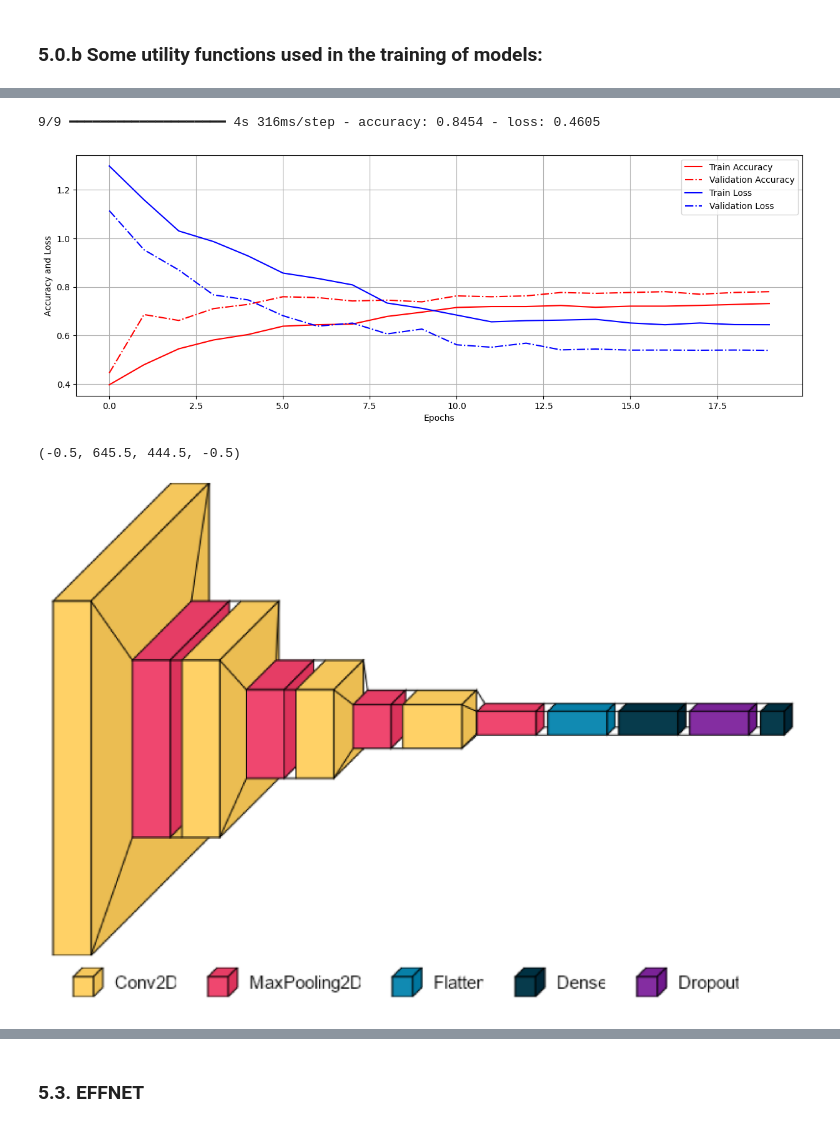
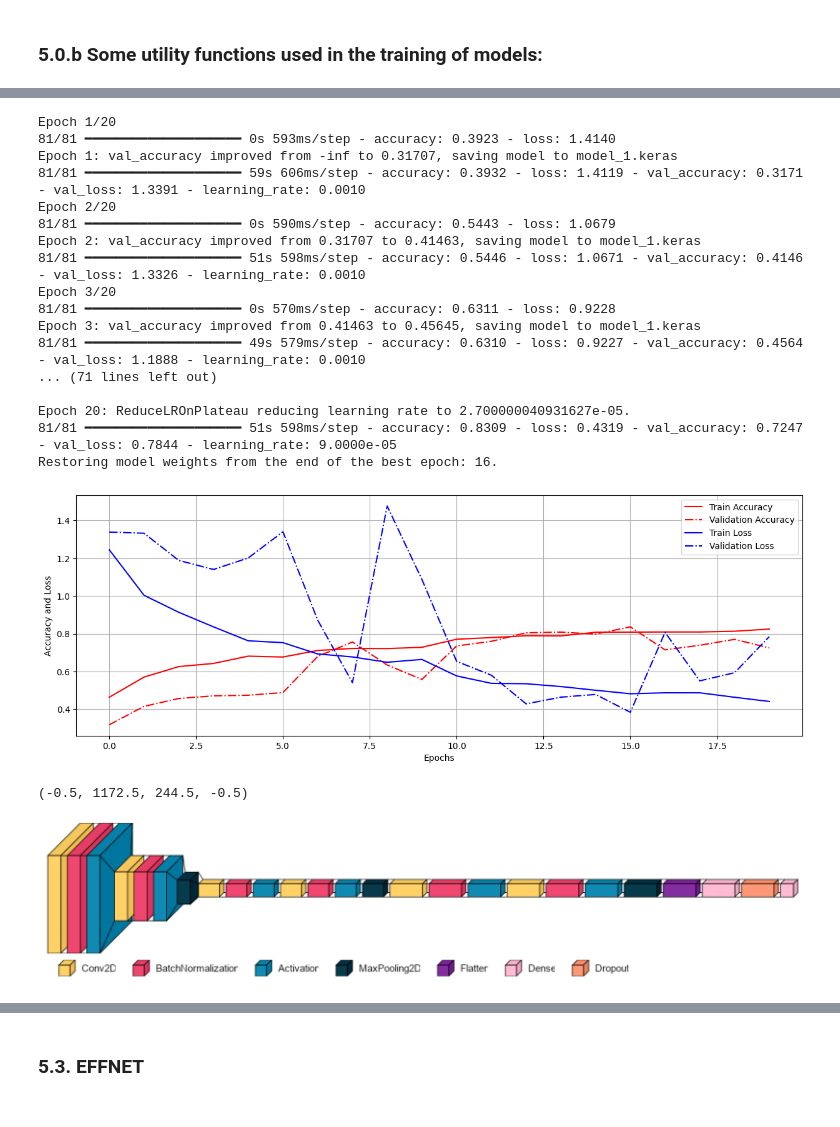
Before and after one commit to Oikiy/Brain_tumor_remote, a Jupyter notebook: Notebook.ipynb, the cells around one changed output, grey strips where cells are left out. Drawn from its saved outputs; the diff is of its cells as text; code cells hidden in the pictures.

```diff
--- a/Notebook.ipynb
+++ b/Notebook.ipynb
@@ -308,7 +306,7 @@ X_train, X_val, y_train, y_val = train_test_split(np.array(train_img), np.array(
 ### 5.0.b Some utility functions used in the training of models:
 # %%
 # Hyperparameters of the baseline models
-batch_size = 32
+batch_size = 16
 alpha = 1e-3
 epochs = 20
 
@@ -336,9 +334,6 @@ def modelEXE(model_dir,history_dir, model, X_train, y_train, X_val,y_val,epochs=
     ## Set the learning rate scheduler
     reduce_lr = ReduceLROnPlateau(monitor = 'val_accuracy', factor = 0.3, patience = 2, min_delta = 0.001,mode='auto',verbose=1)
 
-    # Visualize the model
-    # plot_model(model, to_file='model_plot.png', show_shapes=True, show_layer_names=True)
-
     # Data Augmentation
     img_datagen.fit(X_train)
 
@@ -346,7 +341,7 @@ def modelEXE(model_dir,history_dir, model, X_train, y_train, X_val,y_val,epochs=
     history = model.fit(img_datagen.flow(tf.cast(X_train, tf.float32), np.array(pd.get_dummies(y_train)),shuffle=True), validation_data=(tf.cast(X_val, tf.float32), np.array(pd.get_dummies(y_val))), epochs =epochs, verbose=1, batch_size=batch_size,  callbacks=[early_stopping, checkpoint,reduce_lr])
 
     # Show the model summary
-    model.summary()
+    # model.summary()
 
     # Store the history
     history_df = pd.DataFrame(history.history)
@@ -411,40 +430,71 @@ References:
 # %%
 from keras.utils import plot_model
 import visualkeras
 
 # 5.1.a Define a directory to save the model
 model_1_dir = 'model_1.keras'
 history_1_dir = 'history_1.csv'
 
 # 5.1.b Define the model architecture
 model_1 = tf.keras.Sequential(
-    [
-      tf.keras.layers.Conv2D(kernel_size=(5,5) ,filters=32, activation='relu', padding='same',input_shape=(img_size, img_size, 3)),
+    [ # First convolutional block
+      tf.keras.layers.Conv2D(kernel_size=(5,5) ,filters=16, padding='same',input_shape=(img_size, img_size, 3), strides=(2,2)),
+      tf.keras.layers.BatchNormalization(),
+      tf.keras.layers.Activation('relu'),
+      tf.keras.layers.Conv2D(kernel_size=(5,5) ,filters=16, padding='same', strides=(2,2)),
+      tf.keras.layers.BatchNormalization(),
+      tf.keras.layers.Activation('relu'),
       tf.keras.layers.MaxPool2D(pool_size=(2,2)),
 
-      tf.keras.layers.Conv2D(kernel_size=(3,3),filters=32, activation='relu', padding='same'),
+      # Second convolutional block
+      tf.keras.layers.Conv2D(kernel_size=(3,3),filters=32, padding='same', strides=(2,2)),
+      tf.keras.layers.BatchNormalization(),
+      tf.keras.layers.Activation('relu'),
+      tf.keras.layers.Conv2D(kernel_size=(3,3),filters=32, padding='same', strides=(2,2)),
+      tf.keras.layers.BatchNormalization(),
+      tf.keras.layers.Activation('relu'),
       tf.keras.layers.MaxPool2D(pool_size=(2,2)),
 
-      tf.keras.layers.Conv2D(kernel_size=(3,3) ,filters=32, activation='relu', padding='same'),
+      # Third convolutional block
+      tf.keras.layers.Conv2D(kernel_size=(3,3) ,filters=64, padding='same', strides=(2,2)),
+      tf.keras.layers.BatchNormalization(),
+      tf.keras.layers.Activation('relu'),
+      tf.keras.layers.Conv2D(kernel_size=(3,3) ,filters=64, padding='same', strides=(2,2)),
+      tf.keras.layers.BatchNormalization(),
+      tf.keras.layers.Activation('relu'),
       tf.keras.layers.MaxPool2D(pool_size=(2,2)),
 
-      tf.keras.layers.Conv2D(kernel_size=(3,3) ,filters=64, activation='relu', padding='same'),
-      tf.keras.layers.MaxPool2D(pool_size=(2,2)),
-
+      # Flatten and dense layers
       tf.keras.layers.Flatten(),
       tf.keras.layers.Dense(128, activation='relu'),
       tf.keras.layers.Dropout(rate=0.5),
-      tf.keras.layers.Dense(4, activation='sigmoid')
+      tf.keras.layers.Dense(4, activation='softmax')
   ])
 
 # 5.1.c Execute the model
 model_1, history_1 = modelEXE(model_1_dir, history_1_dir, model_1, X_train, y_train, X_val, y_val)
 
 # 5.1.d Plot the history
 plot_history(history_1)
 # %% [output]
-9/9 ━━━━━━━━━━━━━━━━━━━━ 4s 316ms/step - accuracy: 0.8454 - loss: 0.4605
+Epoch 1/20
+81/81 ━━━━━━━━━━━━━━━━━━━━ 0s 593ms/step - accuracy: 0.3923 - loss: 1.4140
+Epoch 1: val_accuracy improved from -inf to 0.31707, saving model to model_1.keras
+81/81 ━━━━━━━━━━━━━━━━━━━━ 59s 606ms/step - accuracy: 0.3932 - loss: 1.4119 - val_accuracy: 0.3171 - val_loss: 1.3391 - learning_rate: 0.0010
+Epoch 2/20
+81/81 ━━━━━━━━━━━━━━━━━━━━ 0s 590ms/step - accuracy: 0.5443 - loss: 1.0679
+Epoch 2: val_accuracy improved from 0.31707 to 0.41463, saving model to model_1.keras
+81/81 ━━━━━━━━━━━━━━━━━━━━ 51s 598ms/step - accuracy: 0.5446 - loss: 1.0671 - val_accuracy: 0.4146 - val_loss: 1.3326 - learning_rate: 0.0010
+Epoch 3/20
+81/81 ━━━━━━━━━━━━━━━━━━━━ 0s 570ms/step - accuracy: 0.6311 - loss: 0.9228
+Epoch 3: val_accuracy improved from 0.41463 to 0.45645, saving model to model_1.keras
+81/81 ━━━━━━━━━━━━━━━━━━━━ 49s 579ms/step - accuracy: 0.6310 - loss: 0.9227 - val_accuracy: 0.4564 - val_loss: 1.1888 - learning_rate: 0.0010
+... (71 lines left out)
+
+Epoch 20: ReduceLROnPlateau reducing learning rate to 2.700000040931627e-05.
+81/81 ━━━━━━━━━━━━━━━━━━━━ 51s 598ms/step - accuracy: 0.8309 - loss: 0.4319 - val_accuracy: 0.7247 - val_loss: 0.7844 - learning_rate: 9.0000e-05
+Restoring model weights from the end of the best epoch: 16.
-[figure, old version]
+[figure, new version]
 # %%
 # 5.1.e Visualize the model
 font = ImageFont.truetype("arial.ttf", 15)
@@ -454,6 +504,6 @@ plt.figure(figsize=(30,30))
 plt.imshow(plt.imread('SimpleCNN.png'))
 plt.axis('off')
 # %% [output]
-(-0.5, 645.5, 444.5, -0.5)
+(-0.5, 1172.5, 244.5, -0.5)
-[figure, old version]
+[figure, new version]
 # %% [markdown]
```
Also changed, not shown: parts of 18 cells of this notebook, 11 other files.
